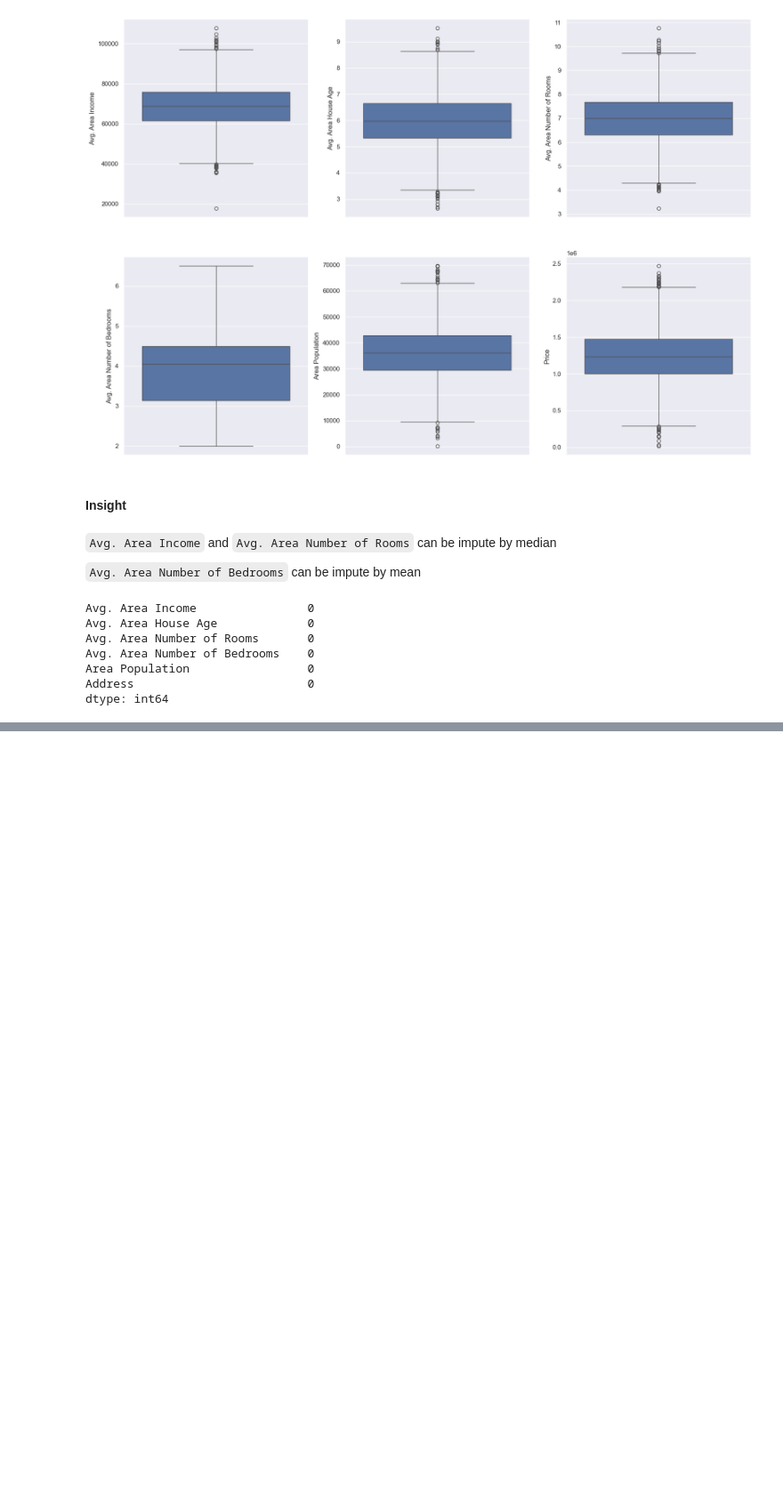
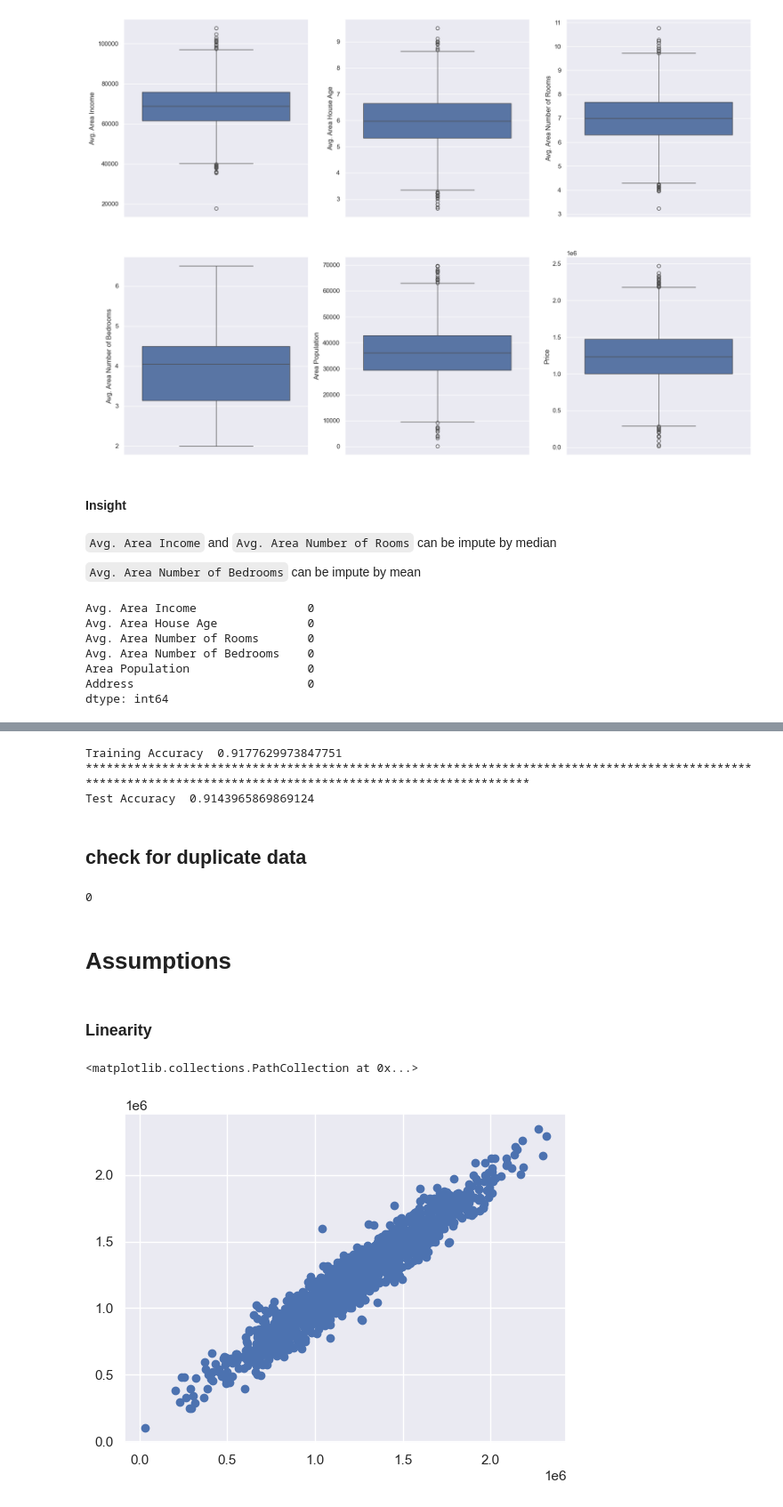
Before and after one commit to aakashpokkanayil/Revision, a Jupyter notebook: LinearRegression/NoteBook/MultipleLinearRegression.ipynb, the cells around one changed output, grey strips where cells are left out. Shown: that part at 89% size. Saved outputs shown, nothing was run; the diff lists cells and outputs as text; code cells hidden in the pictures; blank space fills up the shorter version.

```diff
--- a/LinearRegression/NoteBook/MultipleLinearRegression.ipynb
+++ b/LinearRegression/NoteBook/MultipleLinearRegression.ipynb
@@ -78,0 +248,4 @@ dtype: int64
+# %%
+from sklearn.linear_model import LinearRegression
+lr = LinearRegression()
+lr.fit(X_train, Y_train)
@@ -78,0 +270,3 @@ dtype: int64
+# %%
+y_pred_train =lr.predict(X_train)
+y_pred_test = lr.predict(X_test)
@@ -78,0 +276,24 @@ dtype: int64
+# %%
+print("Training Accuracy ", r2_score(Y_train, y_pred_train))
+print("****************"*10)
+print("Test Accuracy ", r2_score(Y_test, y_pred_test))
+# %% [output]
+Training Accuracy  0.9177629973847751
+****************************************************************************************************************************************************************
+Test Accuracy  0.9143965869869124
+# %% [markdown]
+## check for duplicate data
+# %%
+df_copy.duplicated().sum()
+# %% [output]
+0
+# %% [markdown]
+# Assumptions
+# %% [markdown]
+### Linearity
+# %%
+# Linearity
+plt.scatter(Y_test, y_pred_test)
+# %% [output]
+<matplotlib.collections.PathCollection at 0x...>
+[figure, added]
```
Also changed, not shown: parts of 39 cells of this notebook, 3 other files.
